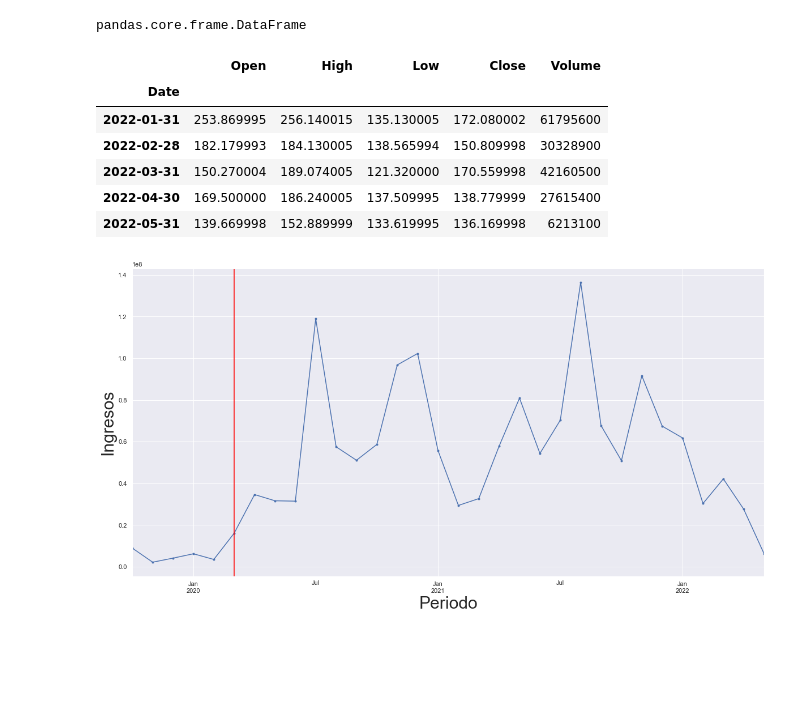
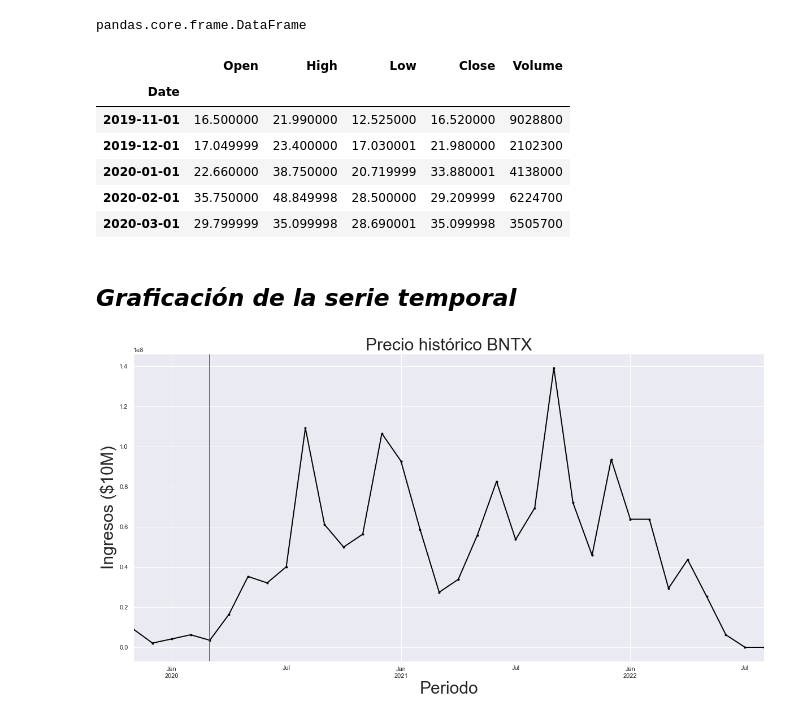
Before and after one commit to algoriv92/TFM, a Jupyter notebook: notebooks/df_bntx.ipynb, the cells around one changed output. Drawn from its saved outputs; the diff is of its cells as text; code cells hidden in the pictures; blank space fills up the shorter version.

```diff
--- a/notebooks/df_bntx.ipynb
+++ b/notebooks/df_bntx.ipynb
@@ -41,26 +50,31 @@ type(df_bntx)
 # %% [output]
 pandas.core.frame.DataFrame
 # %%
-ohlc_dict = {'Open':'first','High':'max','Low':'min','Close': 'last','Volume': 'sum'}
-# explicación: https://stackoverflow.com/questions/28126286/convert-daily-pandas-stock-data-to-monthly-data-using-first-trade-day-of-the-mon
+ohlc_dict = {'Open':'first',
+             'High':'max',
+             'Low':'min',
+             'Close': 'last',
+             'Volume': 'sum'}
+df_bntx = df_bntx.resample('MS', # Pondremos MS en vez de M para que se ubique a primeros de mes
+                           closed='right',
+                           label='right').agg(ohlc_dict)
+df_bntx.head()
+# %% [output]
+|  | Open | High | Low | Close | Volume |
+| Date |  |  |  |  |  |
+| 2019-11-01 | 16.500000 | 21.990000 | 12.525000 | 16.520000 | 9028800 |
+| 2019-12-01 | 17.049999 | 23.400000 | 17.030001 | 21.980000 | 2102300 |
+| 2020-01-01 | 22.660000 | 38.750000 | 20.719999 | 33.880001 | 4138000 |
+| 2020-02-01 | 35.750000 | 48.849998 | 28.500000 | 29.209999 | 6224700 |
+| 2020-03-01 | 29.799999 | 35.099998 | 28.690001 | 35.099998 | 3505700 |
-# %%
-df_bntx = df_bntx.resample('M', closed='right', label='right').agg(ohlc_dict)
-# %%
-df_bntx.tail()
-# %% [output]
-|  | Open | High | Low | Close | Volume |
-| Date |  |  |  |  |  |
-| 2022-01-31 | 253.869995 | 256.140015 | 135.130005 | 172.080002 | 61795600 |
-| 2022-02-28 | 182.179993 | 184.130005 | 138.565994 | 150.809998 | 30328900 |
-| 2022-03-31 | 150.270004 | 189.074005 | 121.320000 | 170.559998 | 42160500 |
-| 2022-04-30 | 169.500000 | 186.240005 | 137.509995 | 138.779999 | 27615400 |
-| 2022-05-31 | 139.669998 | 152.889999 | 133.619995 | 136.169998 | 6213100 |
+# %% [markdown]
+## *Graficación de la serie temporal*
 # %%
-# Ploteamos nuestra serie temporal:
 sns.set(rc={'figure.figsize':(20, 10)})
-fig = df_bntx['Volume'].plot(marker='.')
-fig.set_ylabel('Ingresos', fontsize = 30)
+fig = df_bntx['Volume'].plot(marker='.', color = 'black', linewidth= 2)
+fig.set_title('Precio histórico BNTX', fontsize = 30)
+fig.set_ylabel('Ingresos ($10M)', fontsize = 30)
 fig.axvline('2020-03-01', color = 'red', linewidth= 1.5)
 fig.set_xlabel('Periodo', fontsize = 30);
 # %% [output]
-[figure, old version]
+[figure, new version]
```
Also changed, not shown: parts of 15 cells of this notebook, 18 other files.
